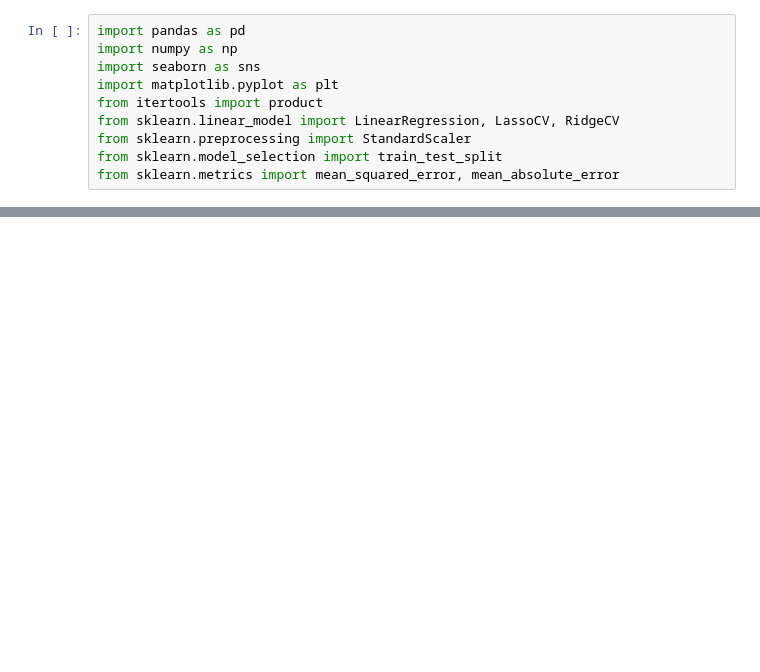
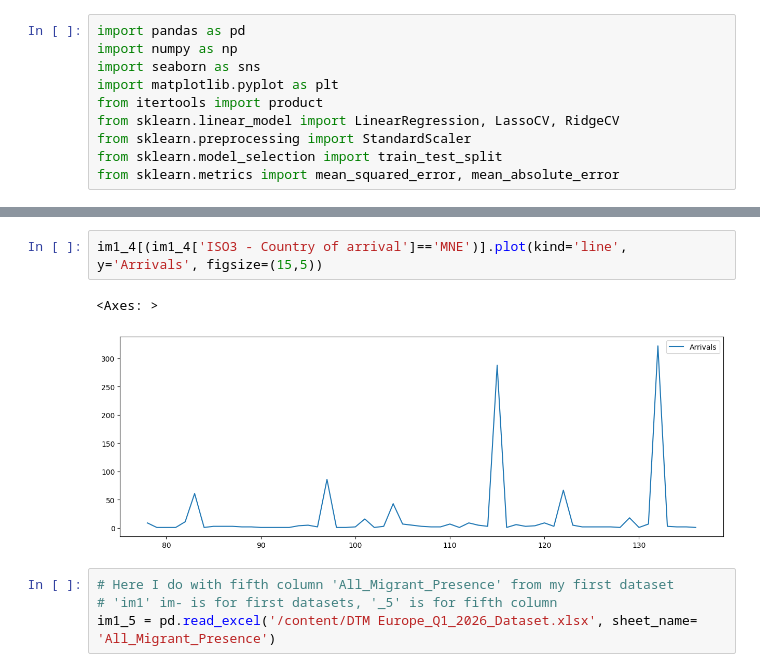
Before and after one commit to naserhusovic-droid/dsb_capston, a Jupyter notebook: CAPSTONE_Naser_Husovic.ipynb, the cells around one changed output, grey strips where cells are left out. Drawn from its saved outputs; the diff is of its cells as text; blank space fills up the shorter version.

```diff
--- a/CAPSTONE_Naser_Husovic.ipynb
+++ b/CAPSTONE_Naser_Husovic.ipynb
@@ -102,0 +206,9 @@ im2.shape
+# %%
+im1_4[(im1_4['ISO3 - Country of arrival']=='MNE')].plot(kind='line', y='Arrivals', figsize=(15,5))
+# %% [output]
+<Axes: >
+[figure, added]
+# %%
+# Here I do with fifth column 'All_Migrant_Presence' from my first dataset
+# 'im1' im- is for first datasets, '_5' is for fifth column
+im1_5 = pd.read_excel('/content/DTM Europe_Q1_2026_Dataset.xlsx', sheet_name= 'All_Migrant_Presence')
```
Also changed, not shown: parts of 61 cells of this notebook.
